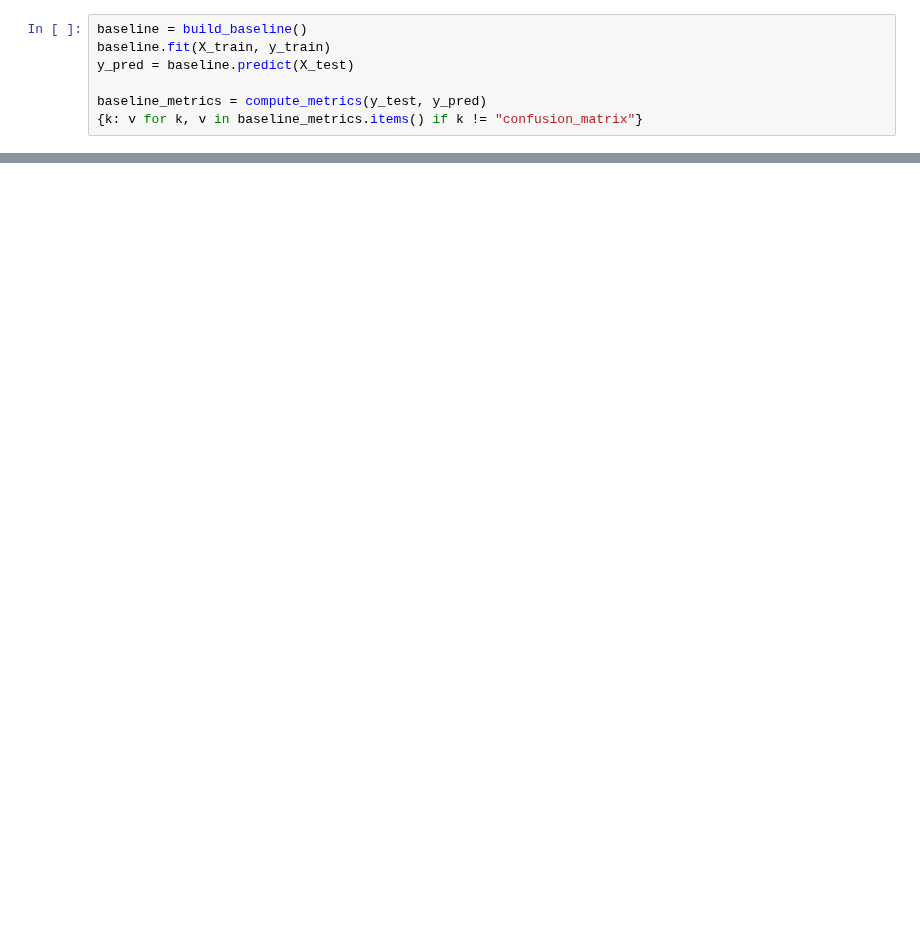
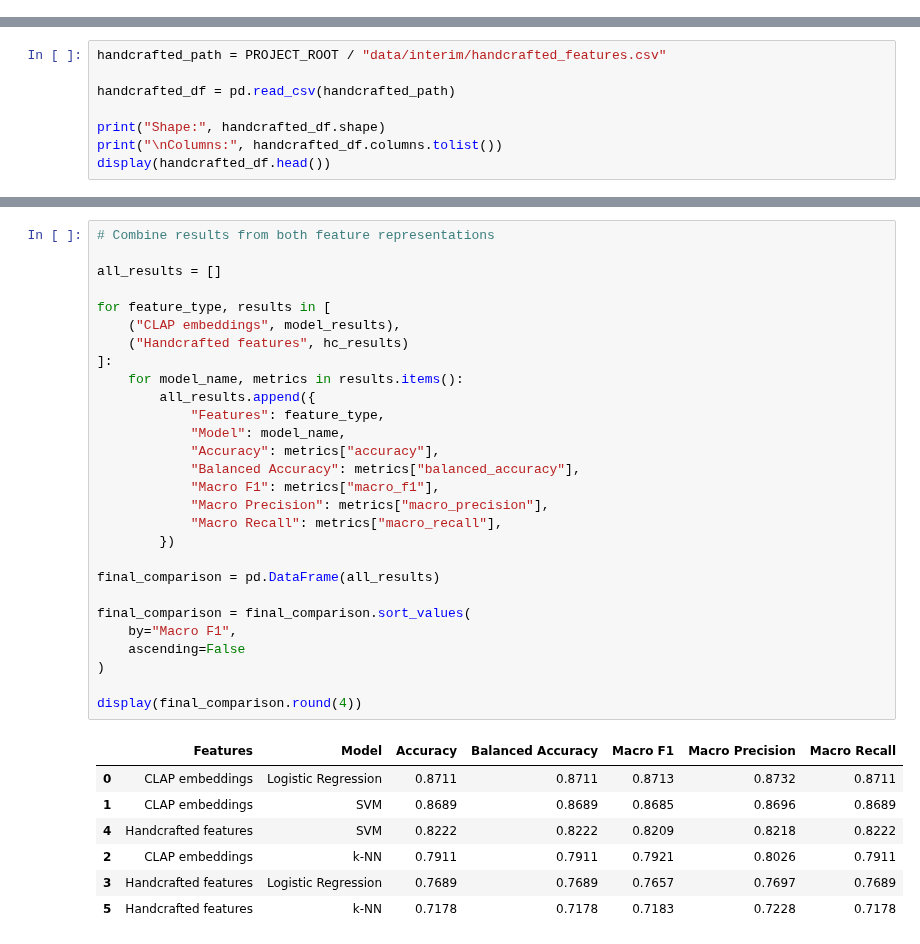
Before and after one commit to Olenadovb/AI-vs-Original-Music-Classification, a Jupyter notebook: notebooks/02-baseline-model.ipynb, the cells around one changed output, grey strips where cells are left out. Cells and saved outputs as stored; diff of their text form; blank space fills up the shorter version.

Commit message:
Implement baseline music classification pipeline

```diff
--- a/notebooks/02-baseline-model.ipynb
+++ b/notebooks/02-baseline-model.ipynb
@@ -57,7 +43,0 @@ len(X_train), len(X_test)
-# %%
-baseline = build_baseline()
-baseline.fit(X_train, y_train)
-y_pred = baseline.predict(X_test)
-
-baseline_metrics = compute_metrics(y_test, y_pred)
-{k: v for k, v in baseline_metrics.items() if k != "confusion_matrix"}
@@ -82,0 +478,8 @@ pd.DataFrame(
+# %%
+handcrafted_path = PROJECT_ROOT / "data/interim/handcrafted_features.csv"
+
+handcrafted_df = pd.read_csv(handcrafted_path)
+
+print("Shape:", handcrafted_df.shape)
+print("\nColumns:", handcrafted_df.columns.tolist())
+display(handcrafted_df.head())
@@ -82,0 +669,36 @@ pd.DataFrame(
+# %%
+# Combine results from both feature representations
+
+all_results = []
+
+for feature_type, results in [
+    ("CLAP embeddings", model_results),
+    ("Handcrafted features", hc_results)
+]:
+    for model_name, metrics in results.items():
+        all_results.append({
+            "Features": feature_type,
+            "Model": model_name,
+            "Accuracy": metrics["accuracy"],
+            "Balanced Accuracy": metrics["balanced_accuracy"],
+            "Macro F1": metrics["macro_f1"],
+            "Macro Precision": metrics["macro_precision"],
+            "Macro Recall": metrics["macro_recall"],
+        })
+
+final_comparison = pd.DataFrame(all_results)
+
+final_comparison = final_comparison.sort_values(
+    by="Macro F1",
+    ascending=False
+)
+
+display(final_comparison.round(4))
+# %% [output]
+|  | Features | Model | Accuracy | Balanced Accuracy | Macro F1 | Macro Precision | Macro Recall |
+| 0 | CLAP embeddings | Logistic Regression | 0.8711 | 0.8711 | 0.8713 | 0.8732 | 0.8711 |
+| 1 | CLAP embeddings | SVM | 0.8689 | 0.8689 | 0.8685 | 0.8696 | 0.8689 |
+| 4 | Handcrafted features | SVM | 0.8222 | 0.8222 | 0.8209 | 0.8218 | 0.8222 |
+| 2 | CLAP embeddings | k-NN | 0.7911 | 0.7911 | 0.7921 | 0.8026 | 0.7911 |
+| 3 | Handcrafted features | Logistic Regression | 0.7689 | 0.7689 | 0.7657 | 0.7697 | 0.7689 |
+| 5 | Handcrafted features | k-NN | 0.7178 | 0.7178 | 0.7183 | 0.7228 | 0.7178 |
```
Also changed, not shown: parts of 38 cells of this notebook, 11 other files.
